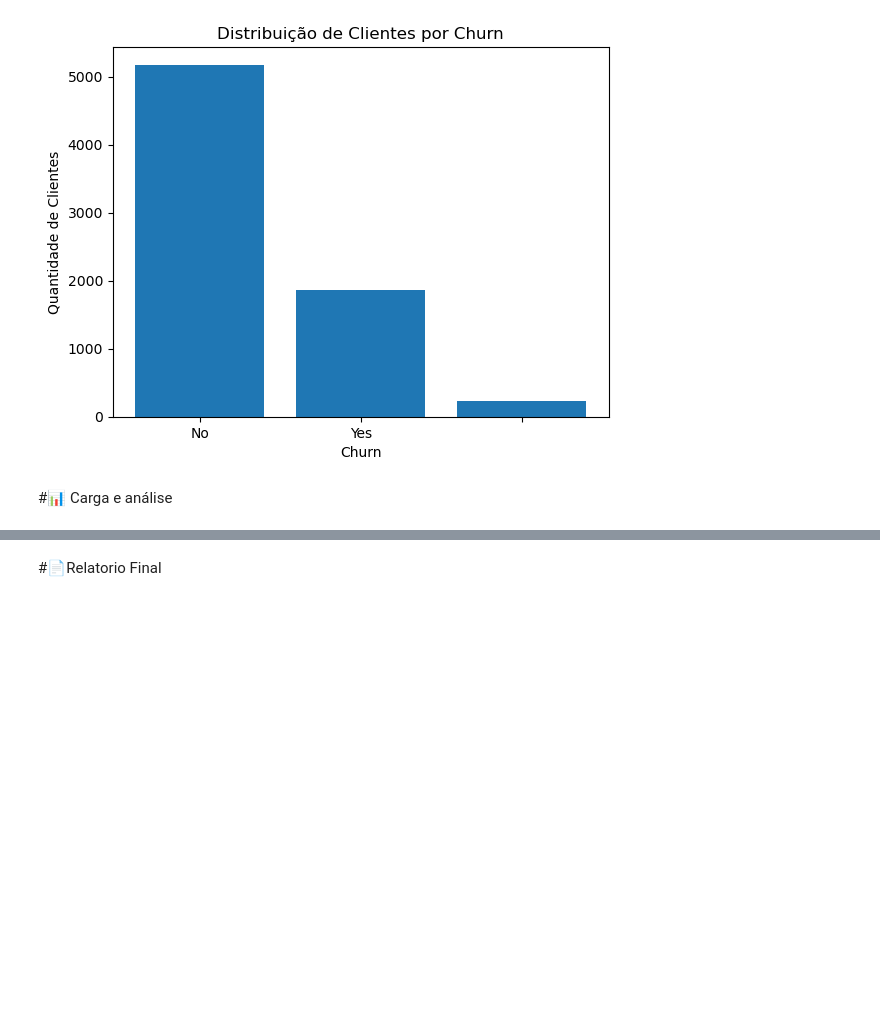
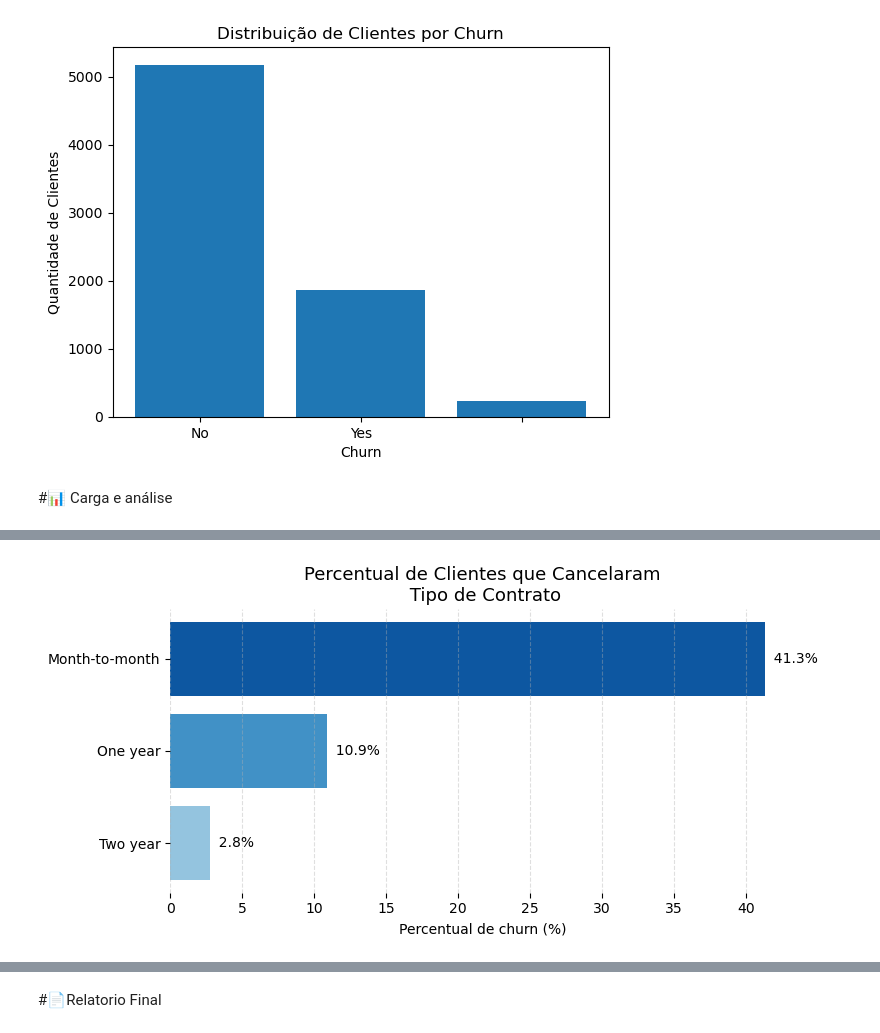
Before and after one commit to washingtongomes/desafio-telecom-x, a Jupyter notebook: TelecomX_BR.ipynb, the cells around one changed output, grey strips where cells are left out. Saved outputs shown, nothing was run; the diff lists cells and outputs as text; code cells hidden in the pictures; blank space fills up the shorter version.

```diff
--- a/TelecomX_BR.ipynb
+++ b/TelecomX_BR.ipynb
@@ -241,0 +303,53 @@ plt.show()
+# %%
+import matplotlib.pyplot as plt
+import numpy as np
+
+# Calculando percentual de churn por contrato
+churn_contrato = (
+    df.groupby(['account.Contract', 'Churn'])
+      .size()
+      .unstack()
+)
+
+churn_contrato_pct = (
+    churn_contrato.div(churn_contrato.sum(axis=1), axis=0) * 100
+)['Yes'].sort_values()
+
+# Gradiente de cores
+colors = plt.cm.Blues(np.linspace(0.4, 0.85, len(churn_contrato_pct)))
+
+plt.figure(figsize=(8, 4))
+plt.barh(
+    churn_contrato_pct.index,
+    churn_contrato_pct.values,
+    color=colors
+)
+
+# Remover bordas
+ax = plt.gca()
+for spine in ax.spines.values():
+    spine.set_visible(False)
+
+# Grid suave
+plt.grid(axis='x', linestyle='--', alpha=0.4)
+plt.grid(axis='y', visible=False)
+
+# Títulos e labels
+plt.title('Percentual de Clientes que Cancelaram\n Tipo de Contrato', fontsize=13)
+plt.xlabel('Percentual de churn (%)')
+plt.ylabel('')
+
+# Rótulos nas barras
+for i, value in enumerate(churn_contrato_pct.values):
+    plt.text(
+        value,
+        i,
+        f'  {value:.1f}%',
+        va='center',
+        fontsize=10
+    )
+
+plt.tight_layout()
+plt.show()
+# %% [output]
+[figure, added]
```
Also changed, not shown: parts of 10 cells of this notebook, 1 other file.
